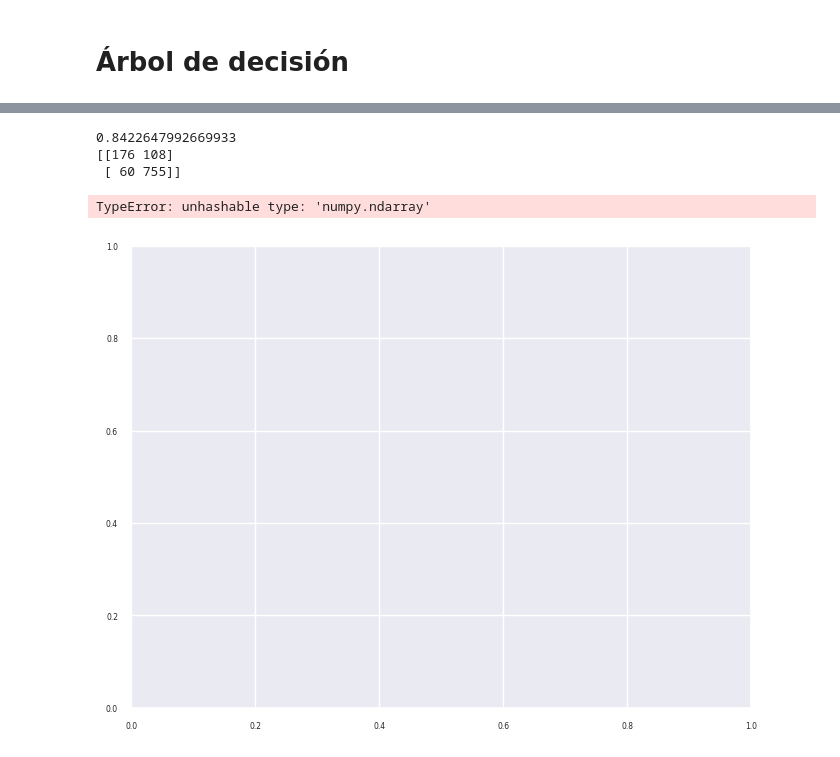
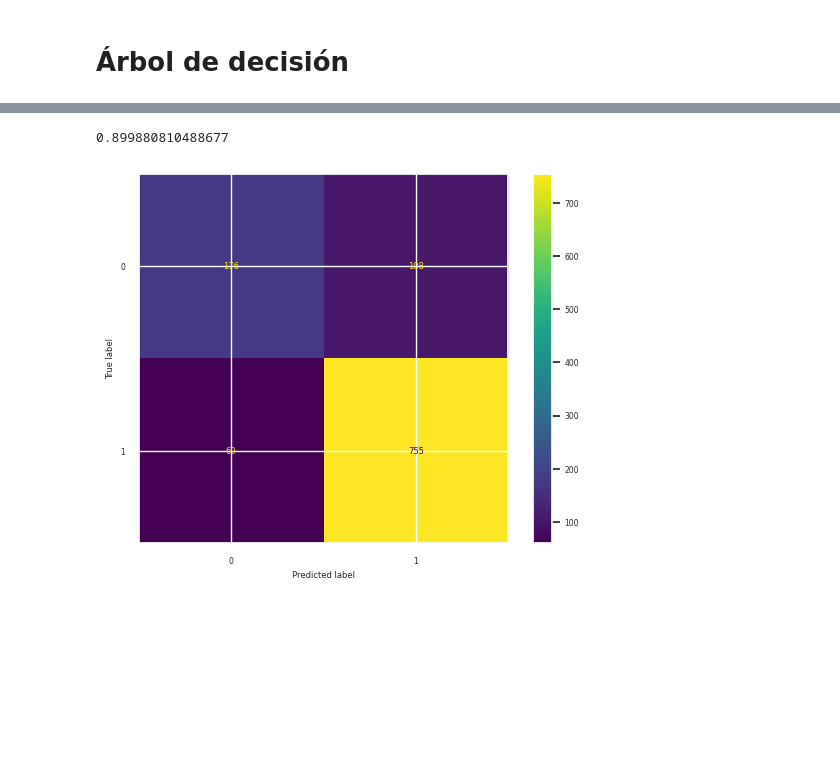
Before and after one commit to CLopMan/aprendizajeAutomatico-G03, a Jupyter notebook: AA_G03_Clasificacion.ipynb, the cells around one changed output, grey strips where cells are left out. Drawn from its saved outputs; the diff is of its cells as text; code cells hidden in the pictures; blank space fills up the shorter version.

```diff
--- a/AA_G03_Clasificacion.ipynb
+++ b/AA_G03_Clasificacion.ipynb
@@ -105,0 +89,16 @@ Después de SMOTE, la forma de train_y: (5492, 1)
+# %%
+from sklearn.dummy import DummyClassifier
+from sklearn.metrics import f1_score
+
+# Generar datos de ejemplo
+dummy_classifier = DummyClassifier(strategy="most_frequent")
+print(len(X_train), len(Y_train))
+dummy_classifier.fit(X_train, Y_train)
+
+
+# Predecir con el conjunto de prueba
+dummy_pred = dummy_classifier.predict(X_test)
+
+# Calcular la precisión
+f1 = f1_score(Y_test, dummy_pred)
+print("Precisión del clasificador dummy:", f1)
@@ -156,7 +158,7 @@ param_grid = {"knn__n_neighbors": list(range(10, 40, 1)),
 grid = GridSearchCV(pipe,
                     param_grid,
                     cv=kfold,
-                    scoring="f1_weighted",
+                    scoring="f1",
                     verbose=1,
                     n_jobs=-1)
 start = time()
@@ -236,7 +238,7 @@ for k in kernels:
   grid = GridSearchCV(pipe,
                       param_grid,
                       cv=kfold,
-                      scoring="f1_weighted",
+                      scoring="f1",
                       verbose=1,
                       n_jobs=-1)
 
@@ -288,7 +290,7 @@ param_grid = {'max_depth': list(range(2, 24, 1)),
 
 grid = GridSearchCV(DecisionTreeClassifier(),
                          param_grid,
-                         scoring='f1_weighted',
+                         scoring='f1',
                          cv=kfold,
                          n_jobs=-1,
                          verbose=1)
@@ -345,18 +347,17 @@ plt.show()
 # %%
 from sklearn.metrics import f1_score
-from sklearn.metrics import confusion_matrix
+from sklearn.metrics import confusion_matrix, ConfusionMatrixDisplay
 best = DecisionTreeClassifier(class_weight=None, criterion='gini', max_depth=4, min_samples_split=75, splitter='best')
 
 best.fit(X_train, Y_train)
 y_pred = best.predict(X_test)
-score = f1_score(Y_test, y_pred, average="weighted")
-matrix = confusion_matrix(Y_test, y_pred, labels=["high", "low"])
+score = f1_score(Y_test, y_pred)
+matrix = confusion_matrix(Y_test, y_pred, labels=best.classes_)
+
+ConfusionMatrixDisplay(confusion_matrix=confusion_matrix(Y_test, y_pred), display_labels=best.classes_).plot()
 
 print(score)
-print(matrix)
+plt.show()
 # %% [output]
-0.8422647992669933
-[[176 108]
- [ 60 755]]
+0.899880810488677
-TypeError: unhashable type: 'numpy.ndarray'
-[figure, old version]
+[figure, new version]
```
Also changed, not shown: parts of 10 cells of this notebook.
